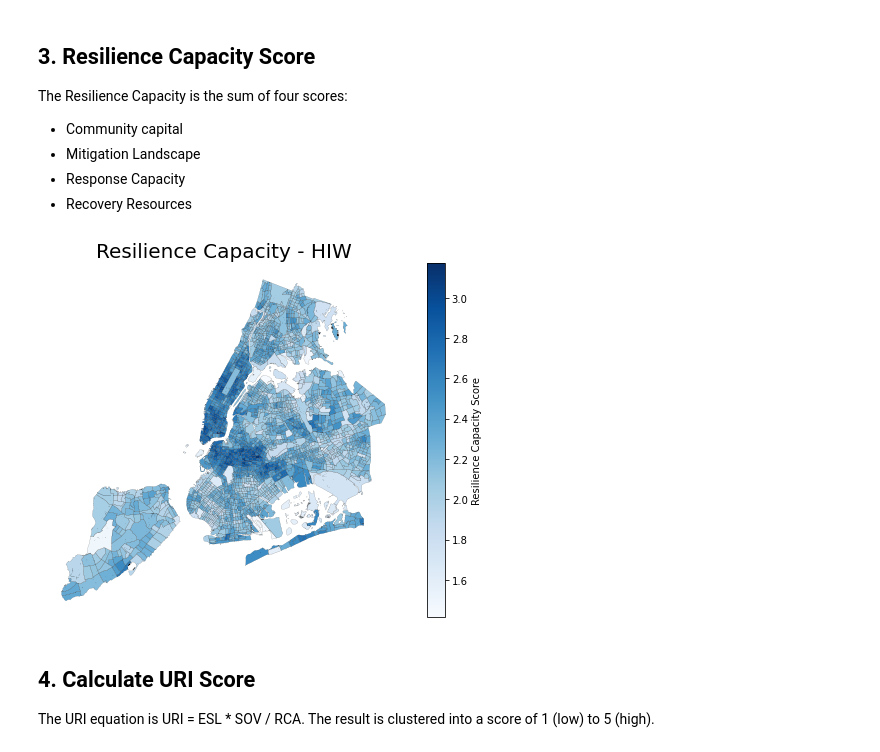
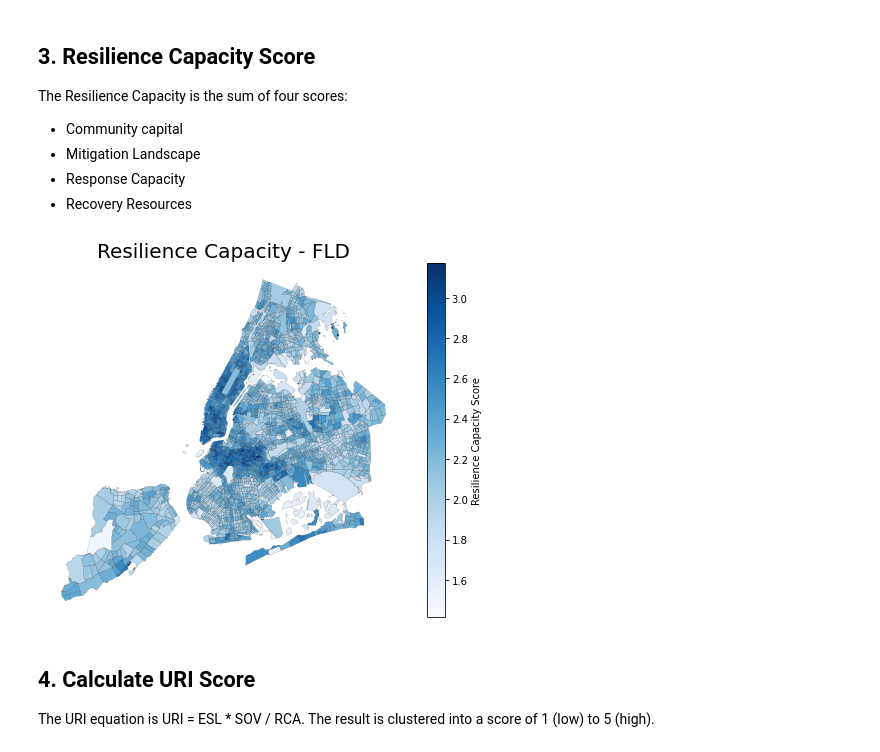
Before and after one commit to NYCEM-GIS/urban-risk-index, a Jupyter notebook: NOTEBOOKS/CALC_URI_FLD_1.ipynb, the cells around one changed output. Saved outputs shown, nothing was run; the diff lists cells and outputs as text; code cells hidden in the pictures.

```diff
--- a/NOTEBOOKS/CALC_URI_FLD_1.ipynb
+++ b/NOTEBOOKS/CALC_URI_FLD_1.ipynb
@@ -80,12 +80,12 @@ The Resilience Capacity is the sum of four scores:
 # %%
 path_RCA = params.PATHNAMES.at['OUTPUTS_folder', 'Value'] + r'\\RCA\RCA_{}_tract.shp'.format(hazard_name)
 gdf_RCA = gpd.read_file(path_RCA)
 RCA = URI.RCA(hazard_name=hazard_name, map_tract=gdf_RCA)
 
 #
-plotting.plot_RCA_nb('HIW', RCA.RCA_map)
+plotting.plot_RCA_nb('{}'.format(hazard_name), RCA.RCA_map)
 # %% [output]
-[figure, old version]
+[figure, new version]
 # %% [markdown]
 ## 4. Calculate URI Score
 The URI equation is URI = ESL * SOV / RCA.  The result is clustered into a score of 1 (low) to 5 (high).
```
Also changed, not shown: 22 other files.
